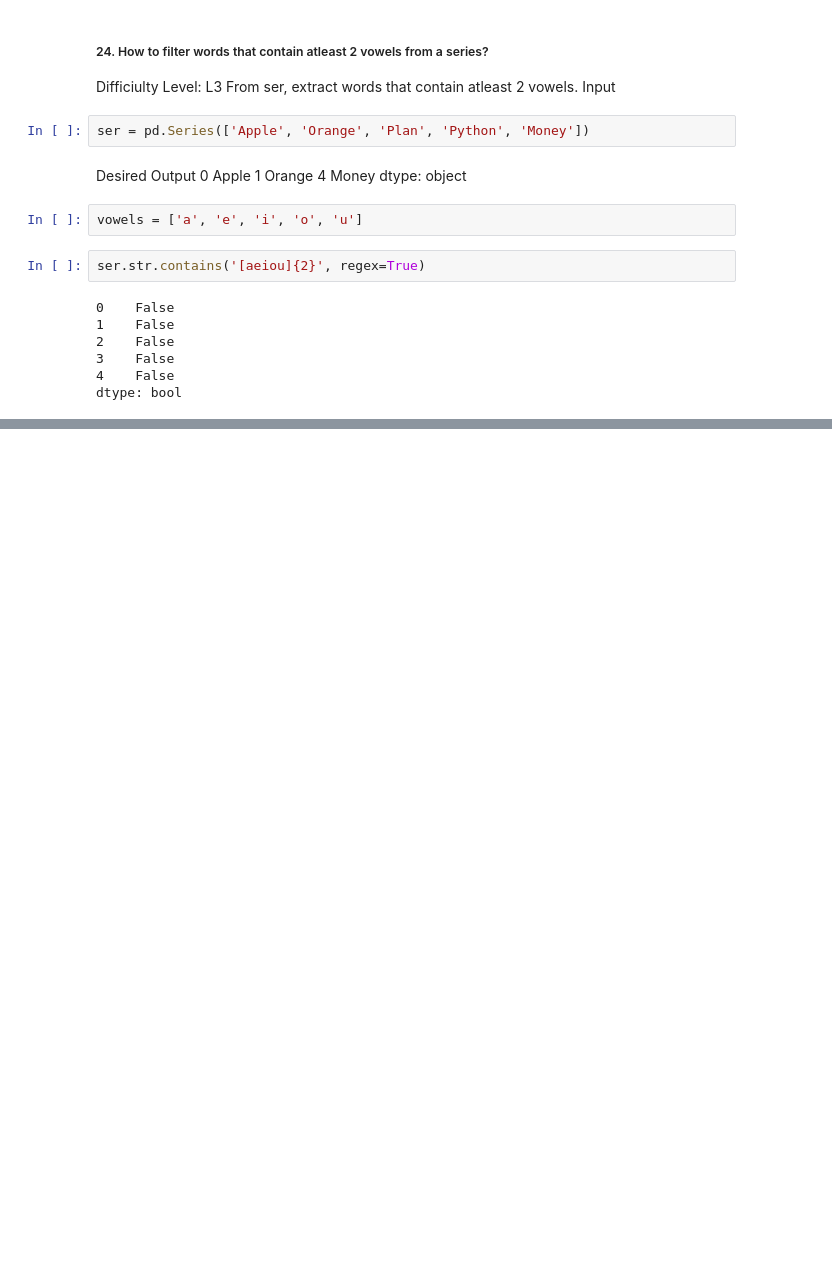
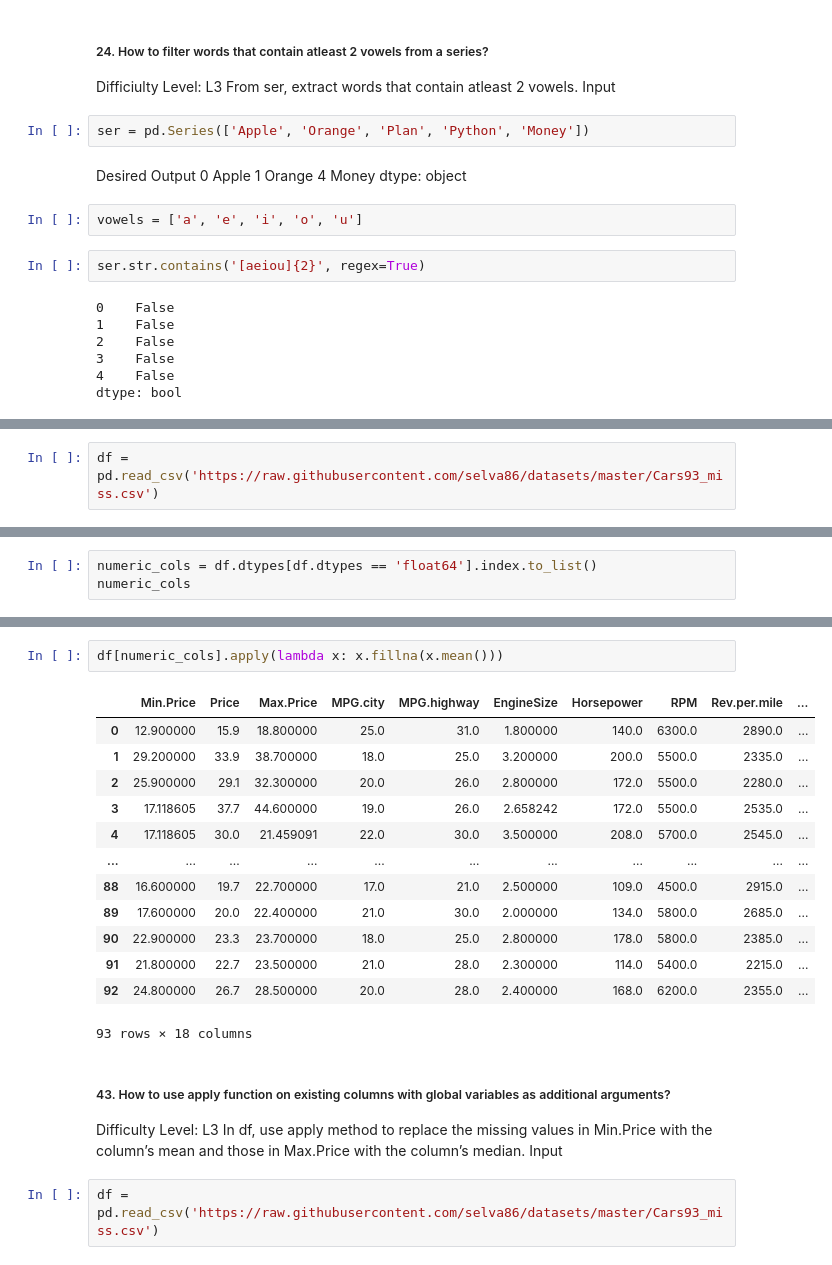
Before and after one commit to ishebarshina/Python_course, a Jupyter notebook: 101_Pandas_Exercises_for_Data_Analysis.ipynb, the cells around one changed output, grey strips where cells are left out. Cells and saved outputs as stored; diff of their text form; blank space fills up the shorter version.

```diff
--- a/101_Pandas_Exercises_for_Data_Analysis.ipynb
+++ b/101_Pandas_Exercises_for_Data_Analysis.ipynb
@@ -880,0 +1563,2 @@ dtype: bool
+# %%
+df = pd.read_csv('https://raw.githubusercontent.com/selva86/datasets/master/Cars93_miss.csv')
@@ -880,0 +1599,3 @@ dtype: bool
+# %%
+numeric_cols = df.dtypes[df.dtypes == 'float64'].index.to_list()
+numeric_cols
@@ -880,0 +1621,21 @@ dtype: bool
+# %%
+df[numeric_cols].apply(lambda x: x.fillna(x.mean()))
+# %% [output]
+|  | Min.Price | Price | Max.Price | MPG.city | MPG.highway | EngineSize | Horsepower | RPM | Rev.per.mile | ... |
+| 0 | 12.900000 | 15.9 | 18.800000 | 25.0 | 31.0 | 1.800000 | 140.0 | 6300.0 | 2890.0 | ... |
+| 1 | 29.200000 | 33.9 | 38.700000 | 18.0 | 25.0 | 3.200000 | 200.0 | 5500.0 | 2335.0 | ... |
+| 2 | 25.900000 | 29.1 | 32.300000 | 20.0 | 26.0 | 2.800000 | 172.0 | 5500.0 | 2280.0 | ... |
+| 3 | 17.118605 | 37.7 | 44.600000 | 19.0 | 26.0 | 2.658242 | 172.0 | 5500.0 | 2535.0 | ... |
+| 4 | 17.118605 | 30.0 | 21.459091 | 22.0 | 30.0 | 3.500000 | 208.0 | 5700.0 | 2545.0 | ... |
+| ... | ... | ... | ... | ... | ... | ... | ... | ... | ... | ... |
+| 88 | 16.600000 | 19.7 | 22.700000 | 17.0 | 21.0 | 2.500000 | 109.0 | 4500.0 | 2915.0 | ... |
+| 89 | 17.600000 | 20.0 | 22.400000 | 21.0 | 30.0 | 2.000000 | 134.0 | 5800.0 | 2685.0 | ... |
+| 90 | 22.900000 | 23.3 | 23.700000 | 18.0 | 25.0 | 2.800000 | 178.0 | 5800.0 | 2385.0 | ... |
+| 91 | 21.800000 | 22.7 | 23.500000 | 21.0 | 28.0 | 2.300000 | 114.0 | 5400.0 | 2215.0 | ... |
+| 92 | 24.800000 | 26.7 | 28.500000 | 20.0 | 28.0 | 2.400000 | 168.0 | 6200.0 | 2355.0 | ... |
+93 rows × 18 columns
+# %% [markdown]
+##### 43. How to use apply function on existing columns with global variables as additional arguments?
+Difficulty Level: L3 In df, use apply method to replace the missing values in Min.Price with the column’s mean and those in Max.Price with the column’s median. Input
+# %%
+df = pd.read_csv('https://raw.githubusercontent.com/selva86/datasets/master/Cars93_miss.csv')
```
Also changed, not shown: parts of 123 cells of this notebook.
